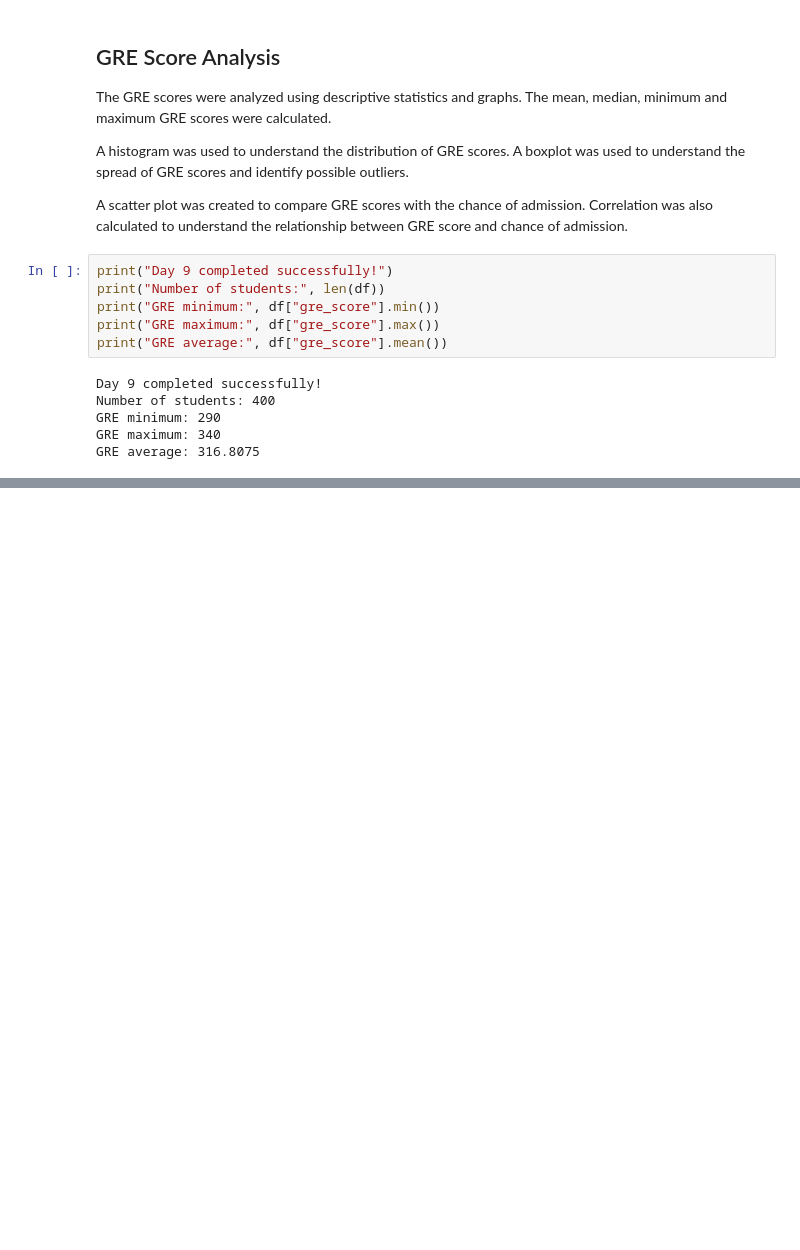
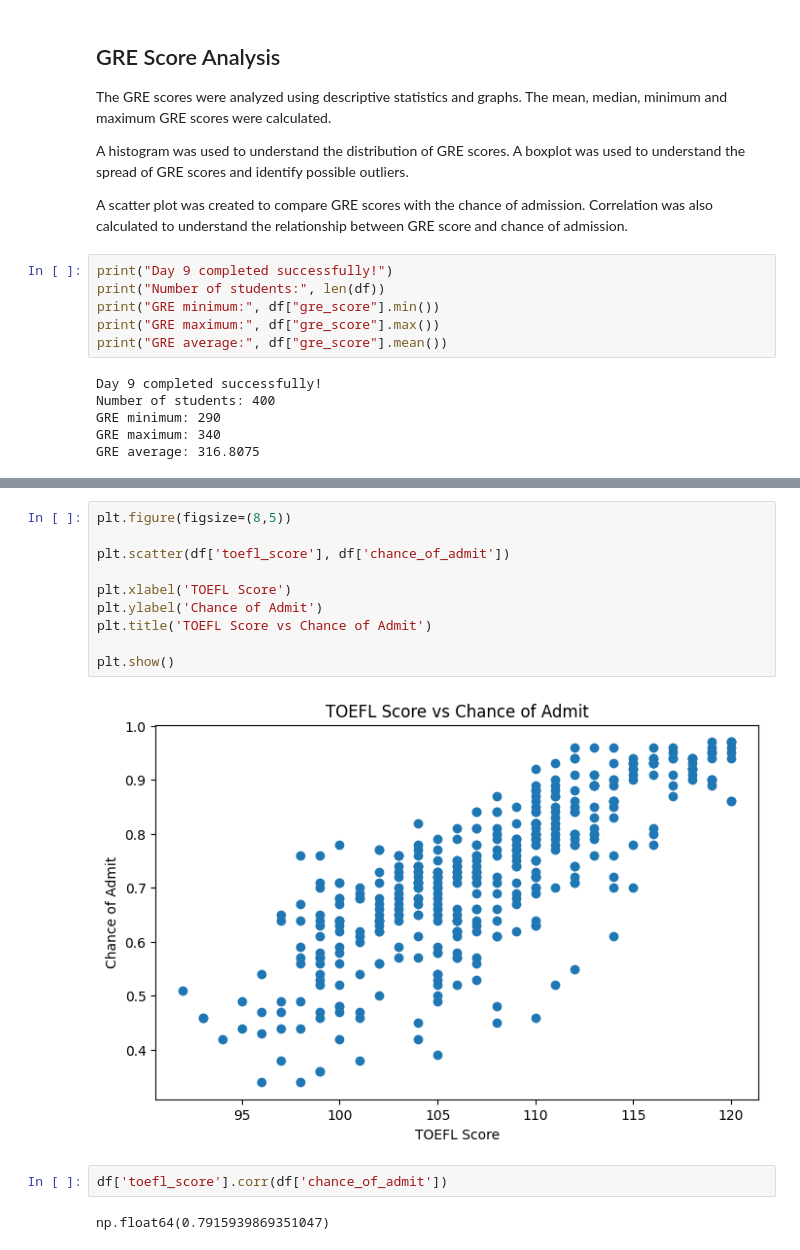
Before and after one commit to sumanamishra1120-ux/Chance-of-Admission-Higher-Studies, a Jupyter notebook: Chance_of_Admission_Higher_Studies.ipynb, the cells around one changed output, grey strips where cells are left out. Cells and saved outputs as stored; diff of their text form; blank space fills up the shorter version.

```diff
--- a/Chance_of_Admission_Higher_Studies.ipynb
+++ b/Chance_of_Admission_Higher_Studies.ipynb
@@ -941,0 +1026,16 @@ GRE average: 316.8075
+# %%
+plt.figure(figsize=(8,5))
+
+plt.scatter(df['toefl_score'], df['chance_of_admit'])
+
+plt.xlabel('TOEFL Score')
+plt.ylabel('Chance of Admit')
+plt.title('TOEFL Score vs Chance of Admit')
+
+plt.show()
+# %% [output]
+[figure, added]
+# %%
+df['toefl_score'].corr(df['chance_of_admit'])
+# %% [output]
+np.float64(0.7915939869351047)
```
Also changed, not shown: parts of 12 cells of this notebook.
